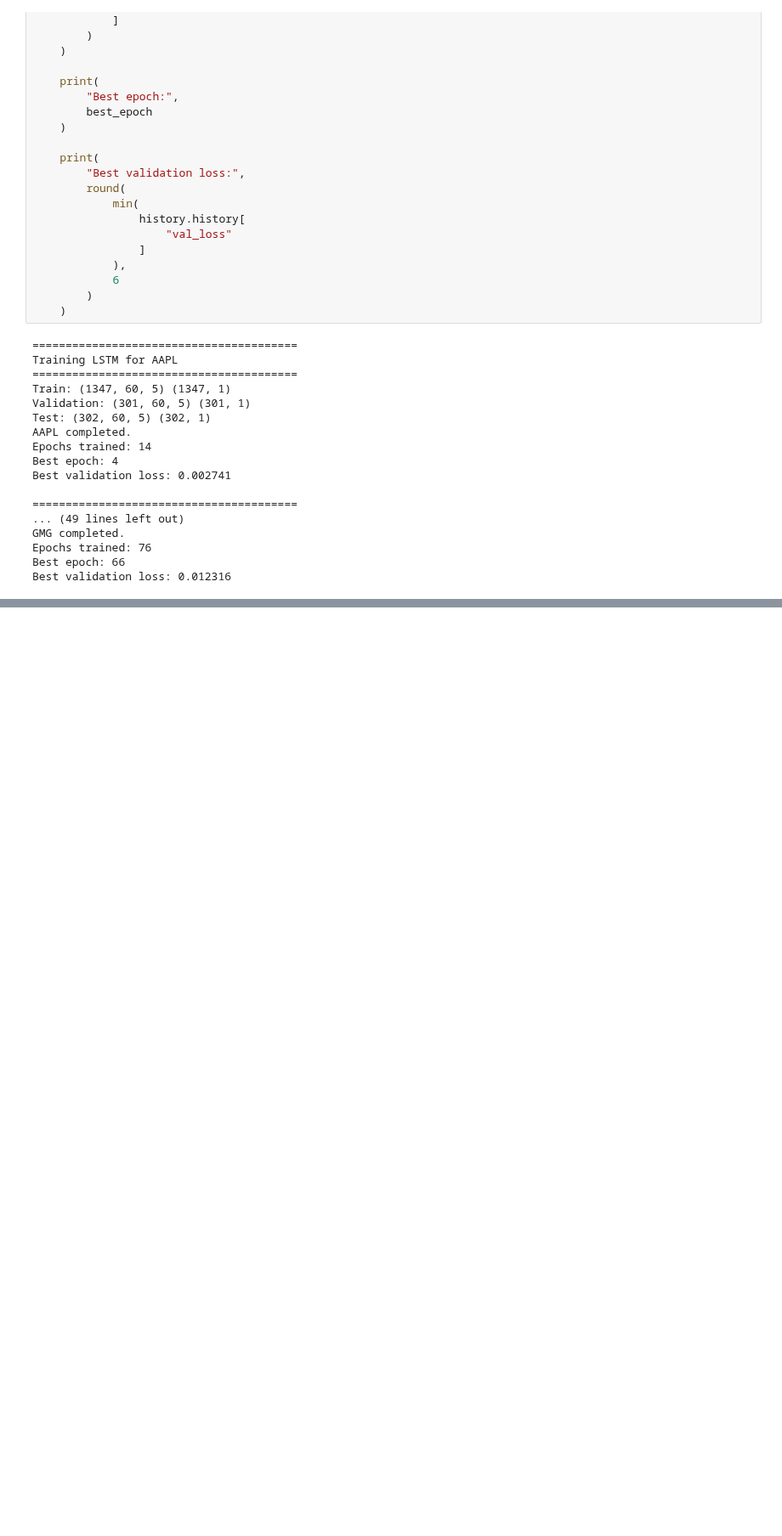
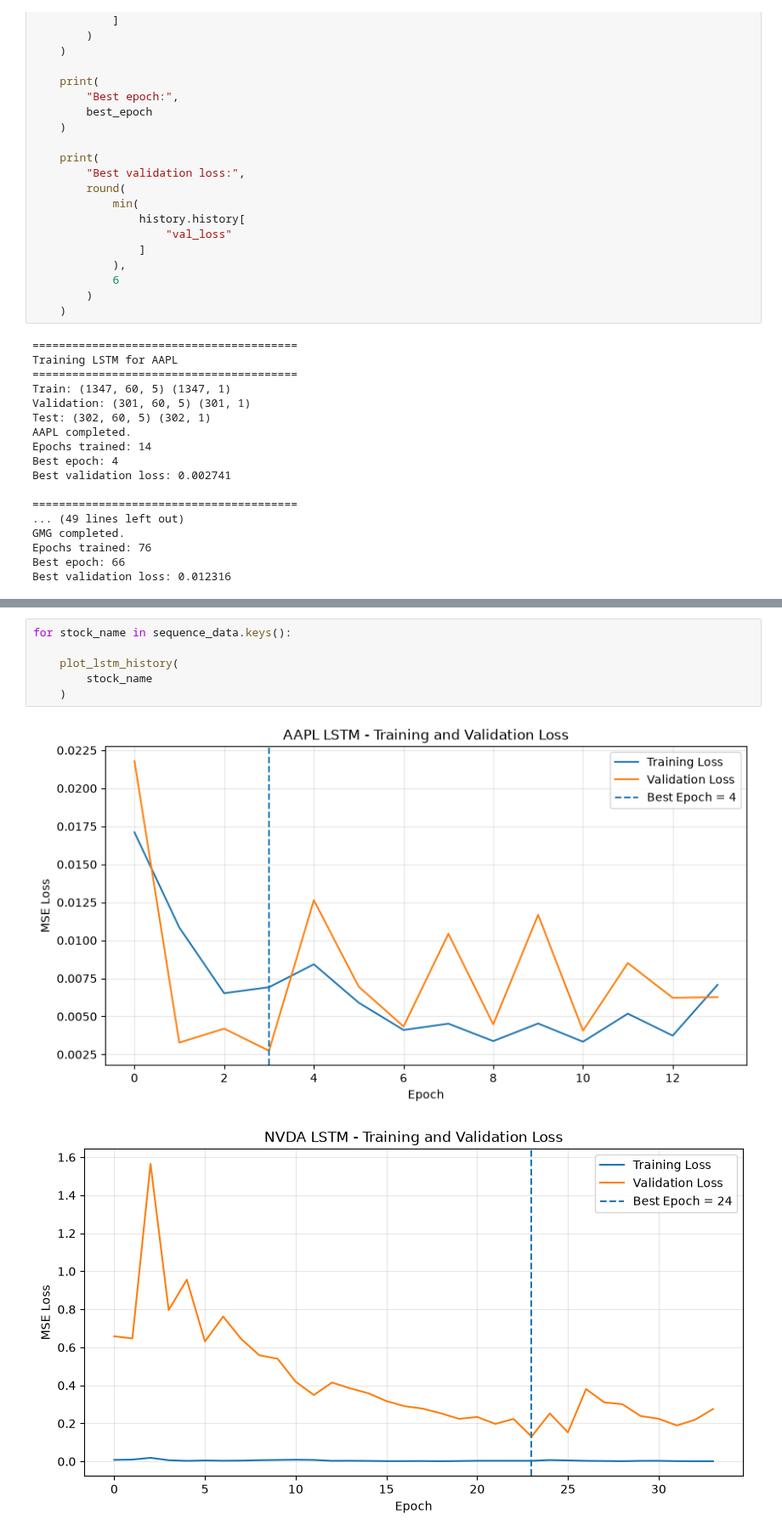
Before and after one commit to ClaraNguyen9130/AI-Powered-Stock-Market-Prediction, a Jupyter notebook: COMP8851_Major Project.ipynb, the cells around one changed output, grey strips where cells are left out. Shown at 85% size. Cells and saved outputs as stored; diff of their text form; blank space fills up the shorter version.

Commit message:
Plot LSTM Model

```diff
--- a/COMP8851_Major Project.ipynb
+++ b/COMP8851_Major Project.ipynb
@@ -1096,0 +1147,9 @@ Best validation loss: 0.012316
+# %%
+for stock_name in sequence_data.keys():
+
+    plot_lstm_history(
+        stock_name
+    )
+# %% [output]
+[figure, added]
+[figure, added]
```
Also changed, not shown: parts of 4 cells of this notebook.
